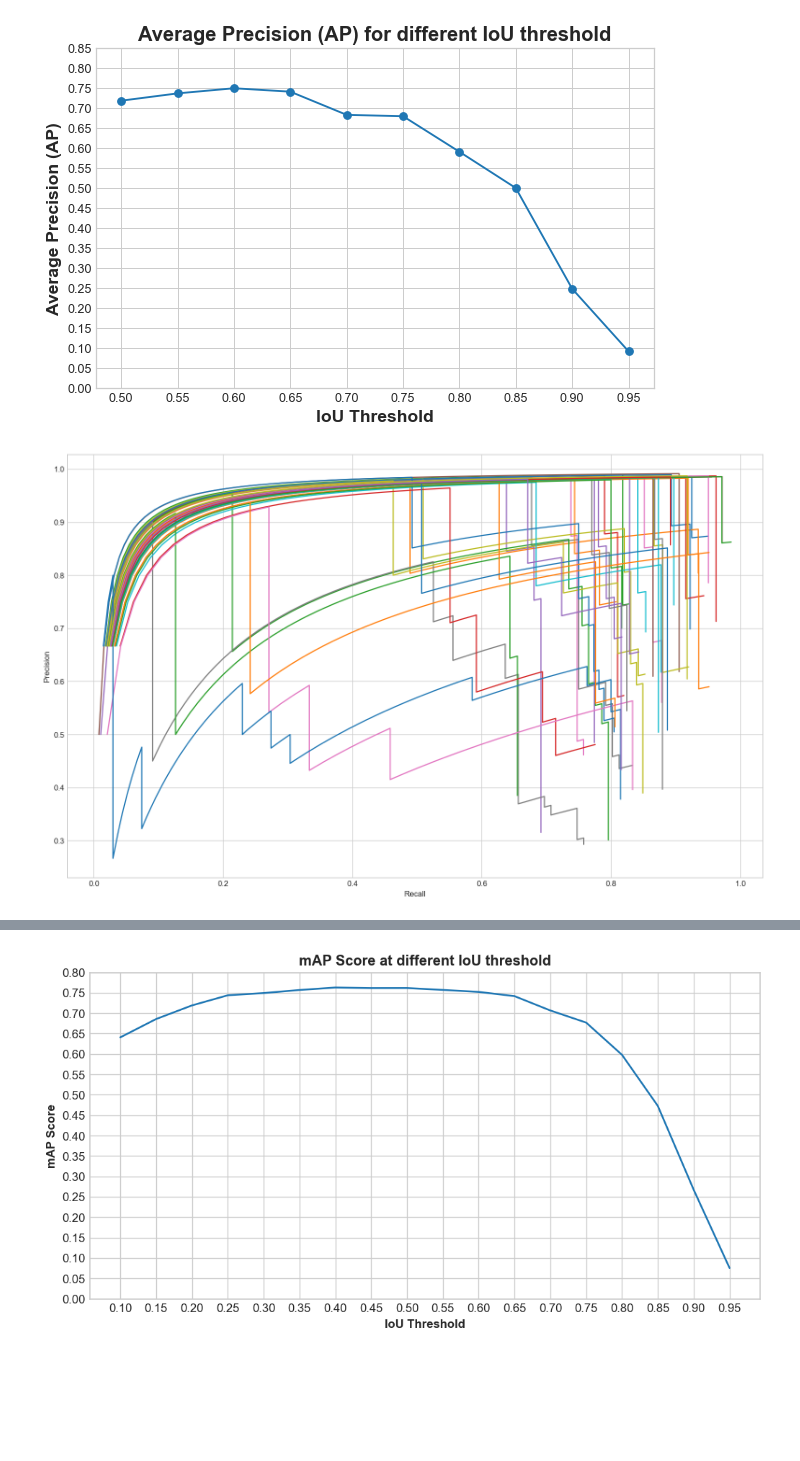
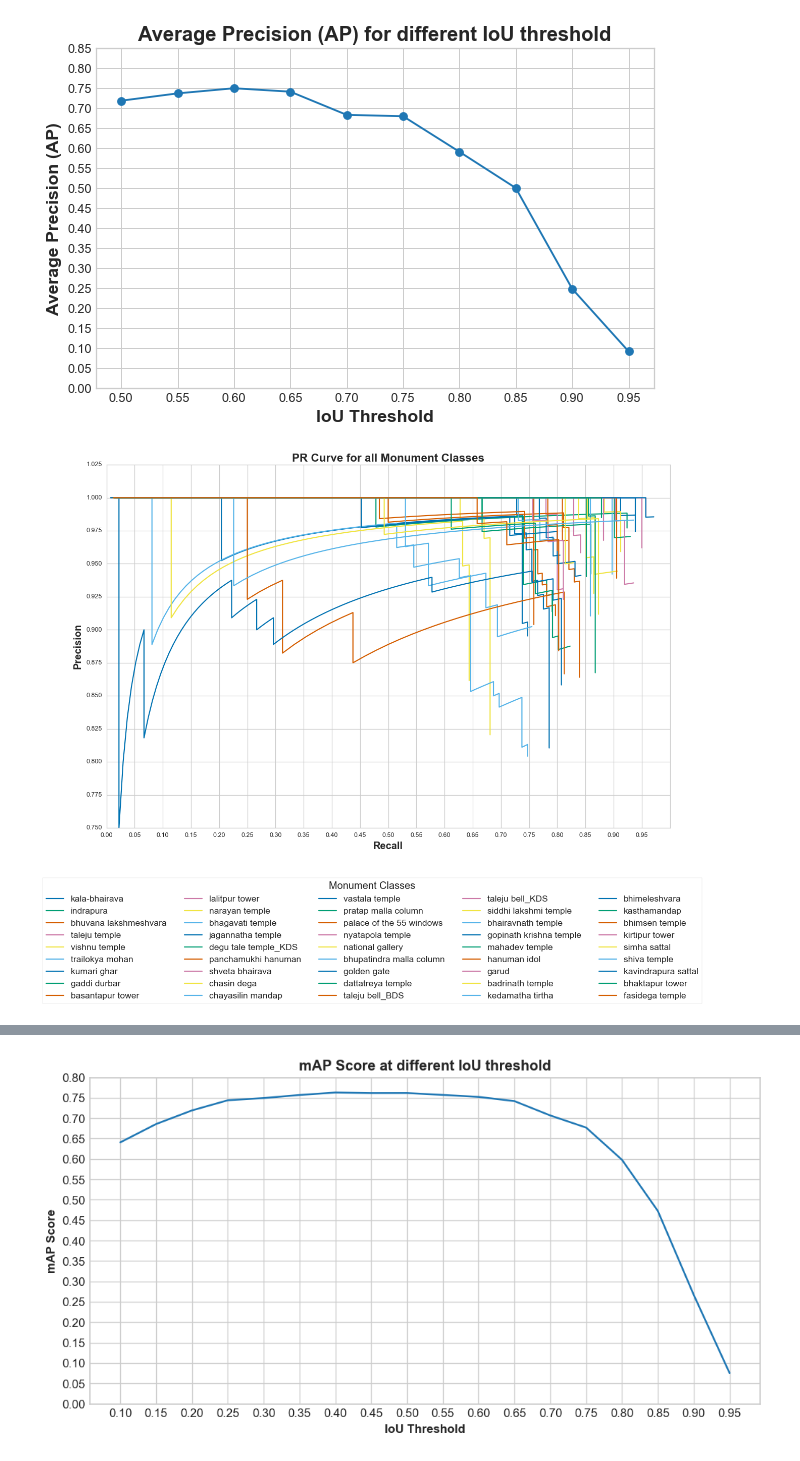
Before and after one commit to prajeshshrestha/Minor-Project-Monument-Detection, a Jupyter notebook: PR-Curve and mAP Scores.ipynb, the cells around one changed output, grey strips where cells are left out. Cells and saved outputs as stored; diff of their text form; code cells hidden in the pictures; blank space fills up the shorter version.

Commit message:
neg_pos_ratio set to zero

```diff
--- a/PR-Curve and mAP Scores.ipynb
+++ b/PR-Curve and mAP Scores.ipynb
@@ -370,42 +370,58 @@ def dataframe_to_mn_dict(threshold):
 # %%
 sub_plot_count = 1
 img_batch_plot = 1
-font_title = {'size': 14, 'weight' : 'bold'}
-plt.figure(figsize = (16, 10), dpi = 120)
-
+font_title = {'size': 18, 'weight' : 'bold'}
+font_label = {'size': 16, 'weight' : 'bold'}
+fig = plt.figure(figsize = (16, 10), dpi = 90)
+# plt.style.use('seaborn-whitegrid')
 mn_dict = dataframe_to_mn_dict(0.5)
 for mn_class, mn_info in mn_dict.items():
     column_names = ['conf_scores', 'tp', 'fp']
     temp_df = pd.DataFrame(zip(mn_info['conf_scores'], mn_info['tp'], mn_info['fp']), columns = column_names)
     temp_df.sort_values(['conf_scores'], inplace = True, ignore_index = True, ascending = False)
     gt_ROI = len(list(temp_df['conf_scores']))
 
-    acc_tp = 1
-    acc_fp = 1
+    acc_tp = 0.0
+    acc_fp = 0.0
 
     precision_list = list()
     recall_list = list()
     for row in temp_df.iterrows():
         if row[1]['tp'] == 1:
-            acc_tp += 1
+            acc_tp += 1.0
+#             acc_fp += 5.0
         elif row[1]['fp'] == 1:
-            acc_fp += 10
+            acc_fp += 1.0
 
-        try:
+        if row[1]['tp'] + row[1]['fp'] > 0:
             precision_list.append(float(acc_tp) / (float(acc_tp) + float(acc_fp)))
-        except ZeroDivisionError:
-            precision_list.append(1.0)
-        recall_list.append(float(acc_tp) / gt_ROI)
+            recall_list.append(float(acc_tp) / gt_ROI)
 
     # plotting PR curve for each monument class
+#     print(recall_list)
+#     print(precision_list)
+#     print("\n\n\n")
 
     plt.plot(recall_list, precision_list, label = mn_class)
-plt.xlabel('Recall')
-plt.ylabel('Precision')
-# plt.legend(loc = 'best')
+
+plt.title("PR Curve for all Monument Classes", fontdict = font_title)
+plt.xlabel('Recall', fontdict = font_label)
+plt.ylabel('Precision', fontdict = font_label)
+plt.yticks(np.arange(0.75, 1.030, 0.025))
+plt.xticks(np.arange(0.0, 1.0, 0.05))
+plt.legend(title = 'Monument Classes', title_fontsize = 16, ncol = 5, bbox_to_anchor = (0.95, 0), fontsize = 14, bbox_transform = fig.transFigure, frameon = True)
+
+save_loc = r"./Curves and Graphs/PR Curve for all Monument Classes.jpg"
+plt.savefig(save_loc, dpi = 120, bbox_inches = 'tight', pad_inches = 0.3)
 plt.show()
+#     break
+
+# plt.xlabel('Recall')
+# plt.ylabel('Precision')
+
+# plt.show()
 # %% [output]
-[figure, old version]
+[figure, new version]
 # %%
 # sub_plot_count = 1
 # img_batch_plot = 1
```
Also changed, not shown: parts of 4 cells of this notebook, 4 other files.
